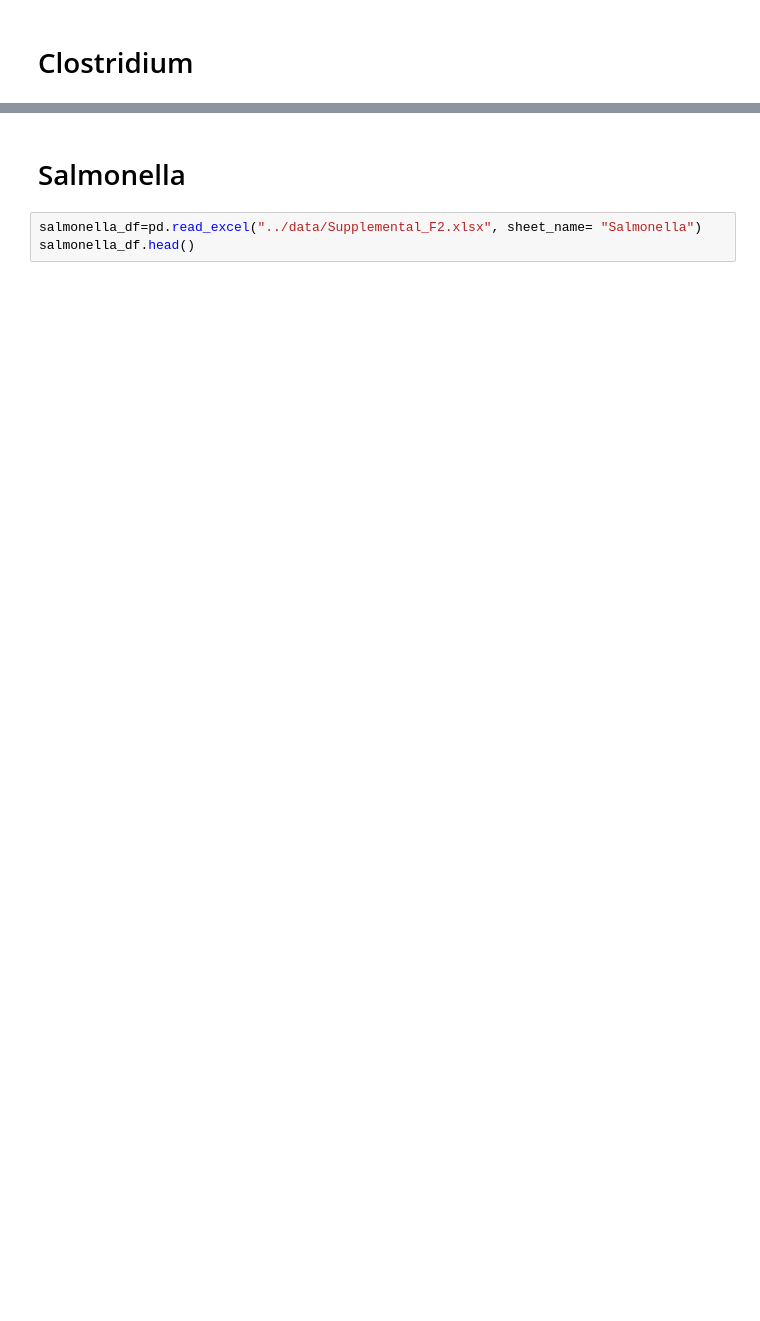
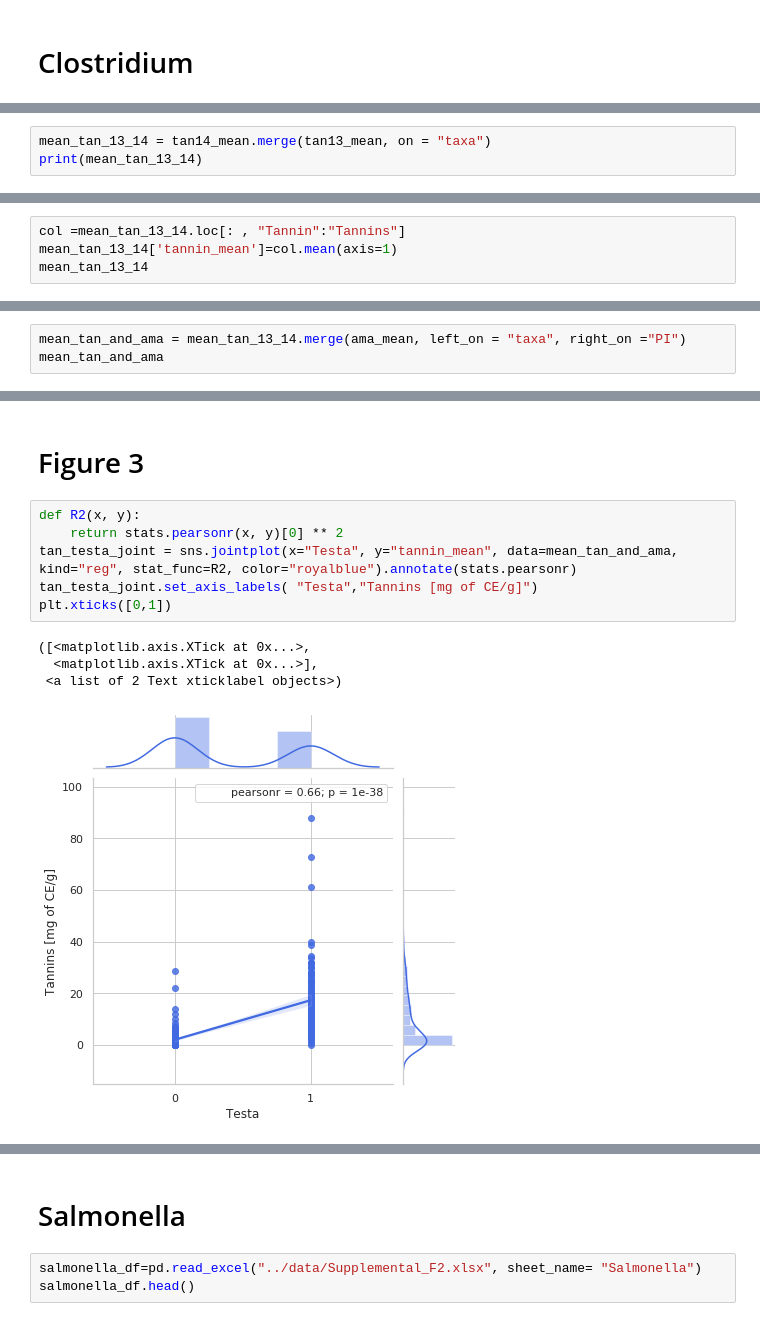
Before and after one commit to lkshiel/ACRE, a Jupyter notebook: notebooks/ACRE1.ipynb, the cells around one changed output, grey strips where cells are left out. Cells and saved outputs as stored; diff of their text form; blank space fills up the shorter version.

```diff
--- a/notebooks/ACRE1.ipynb
+++ b/notebooks/ACRE1.ipynb
@@ -22,0 +130,3 @@ clostridium_df.head()
+# %%
+mean_tan_13_14 = tan14_mean.merge(tan13_mean, on = "taxa")
+print(mean_tan_13_14)
@@ -22,0 +168,4 @@ clostridium_df.head()
+# %%
+col =mean_tan_13_14.loc[: , "Tannin":"Tannins"]
+mean_tan_13_14['tannin_mean']=col.mean(axis=1)
+mean_tan_13_14
@@ -22,0 +187,3 @@ clostridium_df.head()
+# %%
+mean_tan_and_ama = mean_tan_13_14.merge(ama_mean, left_on = "taxa", right_on ="PI")
+mean_tan_and_ama
@@ -22,0 +204,13 @@ clostridium_df.head()
+# %% [markdown]
+# Figure 3
+# %%
+def R2(x, y):
+    return stats.pearsonr(x, y)[0] ** 2
+tan_testa_joint = sns.jointplot(x="Testa", y="tannin_mean", data=mean_tan_and_ama, kind="reg", stat_func=R2, color="royalblue").annotate(stats.pearsonr)
+tan_testa_joint.set_axis_labels( "Testa","Tannins [mg of CE/g]")
+plt.xticks([0,1])
+# %% [output]
+([<matplotlib.axis.XTick at 0x...>,
+  <matplotlib.axis.XTick at 0x...>],
+ <a list of 2 Text xticklabel objects>)
+[figure, added]
```
Also changed, not shown: parts of 59 cells of this notebook, 3 other files.
